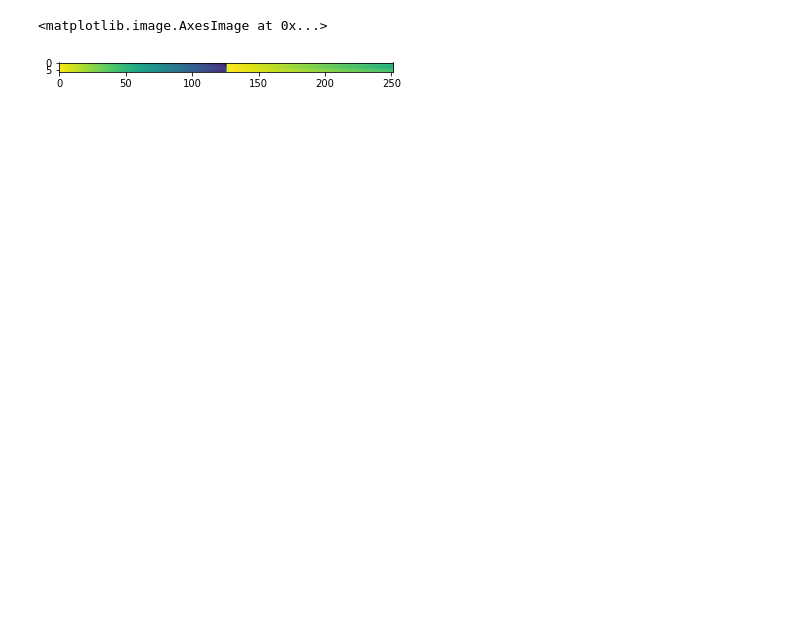
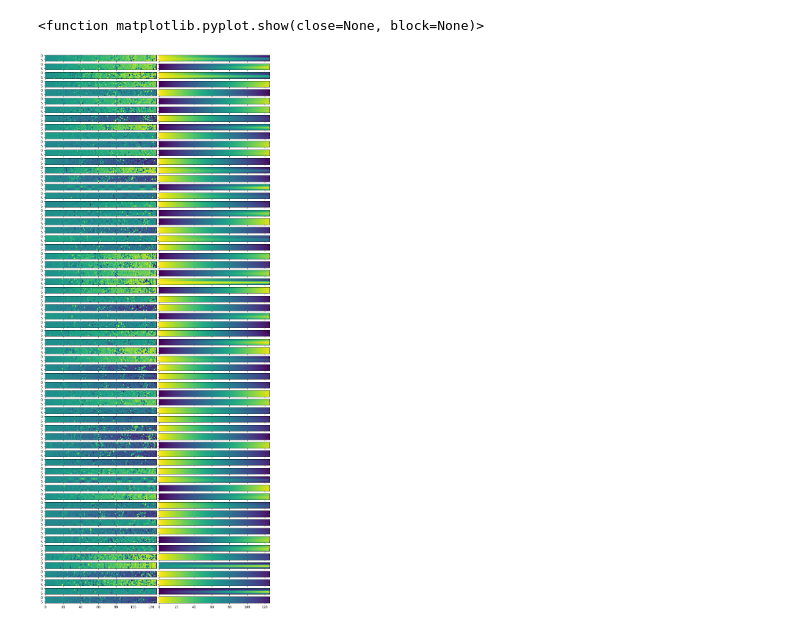
Before and after one commit to moshebeutel/GenerativeRIRProject, a Jupyter notebook: reader_notebook.ipynb, the cells around one changed output. Cells and saved outputs as stored; diff of their text form; code cells hidden in the pictures; blank space fills up the shorter version.

Commit message:
half image and show images

```diff
--- a/reader_notebook.ipynb
+++ b/reader_notebook.ipynb
@@ -20,15 +20,17 @@ class CustomImageDataset(Dataset):
             rev = os.path.join(root_dir,dir,rev_dir,'data_phase.npy' if is_test else 'Reverberated/data_phase.npy' )
             a = np.load(rev)
             if self.revs is None:
-                self.revs = np.copy(a)
+                self.revs = np.copy(a[:,:,:126])
             else:
-                self.revs = np.vstack((self.revs,a))
+                self.revs = np.vstack((self.revs,a[:,:,:126]))
+            self.revs = np.vstack((self.revs,a[:,:,126:]))
             target = os.path.join(root_dir,dir,target_dir,'data_phase.npy')
             b = np.load(target)
             if self.targets is None:
-                self.targets = np.copy(b)
+                self.targets = np.copy(b[:,:,:126])
             else:
-                self.targets = np.vstack((self.targets,b))
+                self.targets = np.vstack((self.targets,b[:,:,:126]))
+            self.targets = np.vstack((self.targets,b[:,:,:126]))
 
 
     def __len__(self):
@@ -49,10 +59,23 @@ test_dataloader = DataLoader(test_data, batch_size=64, shuffle=True)
 # %%
 # Display image and label.
 train_rev, train_target = next(iter(train_dataloader))
-rev_img = train_rev[0].squeeze()
-target_img = train_target[0].squeeze()
-# plt.imshow(rev_img)
-plt.imshow(target_img)
-# %% [output]
-<matplotlib.image.AxesImage at 0x...>
-[figure, removed]
+# %%
+from mpl_toolkits.axes_grid1 import ImageGrid
+
+fig = plt.figure(figsize=(14., 30))
+grid = ImageGrid(fig, 111,  # similar to subplot(111)
+                 nrows_ncols=(64, 2),  # creates 2x2 grid of axes
+                 axes_pad=0.1,  # pad between axes in inch.
+                 )
+
+l = []
+for i in range(64):
+	l.append(train_rev[i])
+	l.append(train_target[i])
+
+for ax, im in zip(grid, l):
+    # Iterating over the grid returns the Axes.
+    ax.imshow(im)
+# %% [output]
+<function matplotlib.pyplot.show(close=None, block=None)>
+[figure, added]
```
Also changed, not shown: parts of 1 cell of this notebook, 1 other file.
